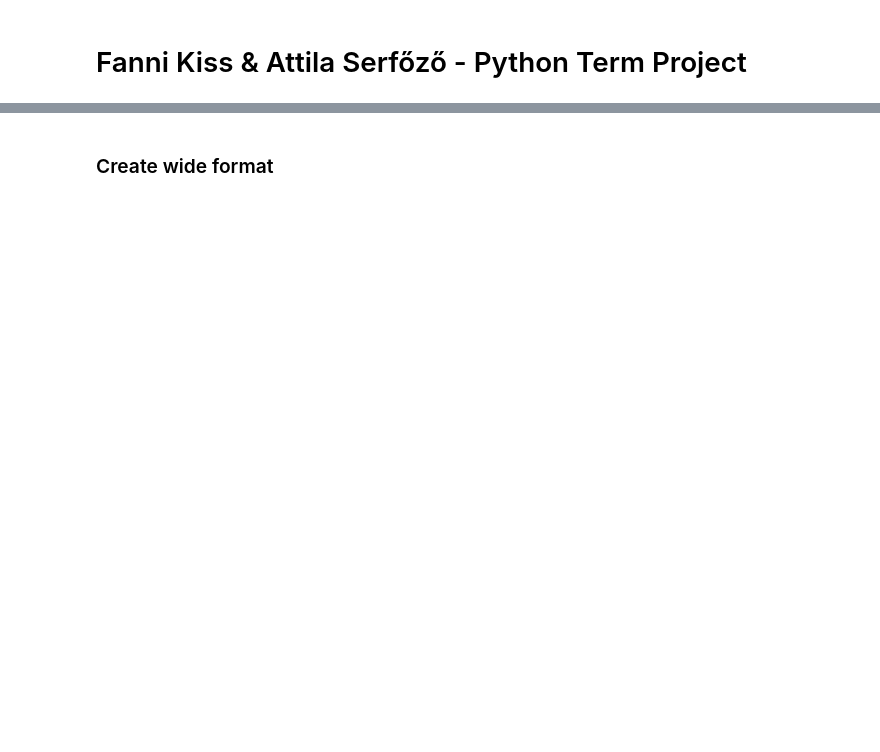
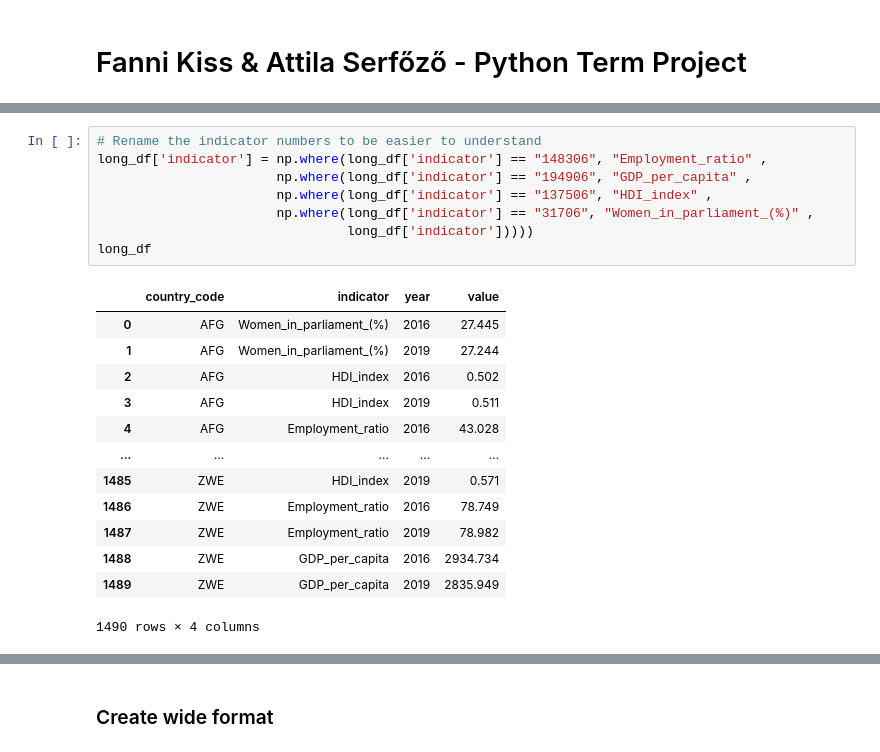
Before and after one commit to ASerfozo/CEU_Python, a Jupyter notebook: Term_Project.ipynb, the cells around one changed output, grey strips where cells are left out. Drawn from its saved outputs; the diff is of its cells as text; blank space fills up the shorter version.

```diff
--- a/Term_Project.ipynb
+++ b/Term_Project.ipynb
@@ -104,0 +119,22 @@ hdi_df
+# %%
+# Rename the indicator numbers to be easier to understand
+long_df['indicator'] = np.where(long_df['indicator'] == "148306", "Employment_ratio" ,
+                       np.where(long_df['indicator'] == "194906", "GDP_per_capita" ,
+                       np.where(long_df['indicator'] == "137506", "HDI_index" ,
+                       np.where(long_df['indicator'] == "31706", "Women_in_parliament_(%)" ,
+                                long_df['indicator']))))
+long_df
+# %% [output]
+|  | country_code | indicator | year | value |
+| 0 | AFG | Women_in_parliament_(%) | 2016 | 27.445 |
+| 1 | AFG | Women_in_parliament_(%) | 2019 | 27.244 |
+| 2 | AFG | HDI_index | 2016 | 0.502 |
+| 3 | AFG | HDI_index | 2019 | 0.511 |
+| 4 | AFG | Employment_ratio | 2016 | 43.028 |
+| ... | ... | ... | ... | ... |
+| 1485 | ZWE | HDI_index | 2019 | 0.571 |
+| 1486 | ZWE | Employment_ratio | 2016 | 78.749 |
+| 1487 | ZWE | Employment_ratio | 2019 | 78.982 |
+| 1488 | ZWE | GDP_per_capita | 2016 | 2934.734 |
+| 1489 | ZWE | GDP_per_capita | 2019 | 2835.949 |
+1490 rows × 4 columns
```
Also changed, not shown: parts of 31 cells of this notebook.
